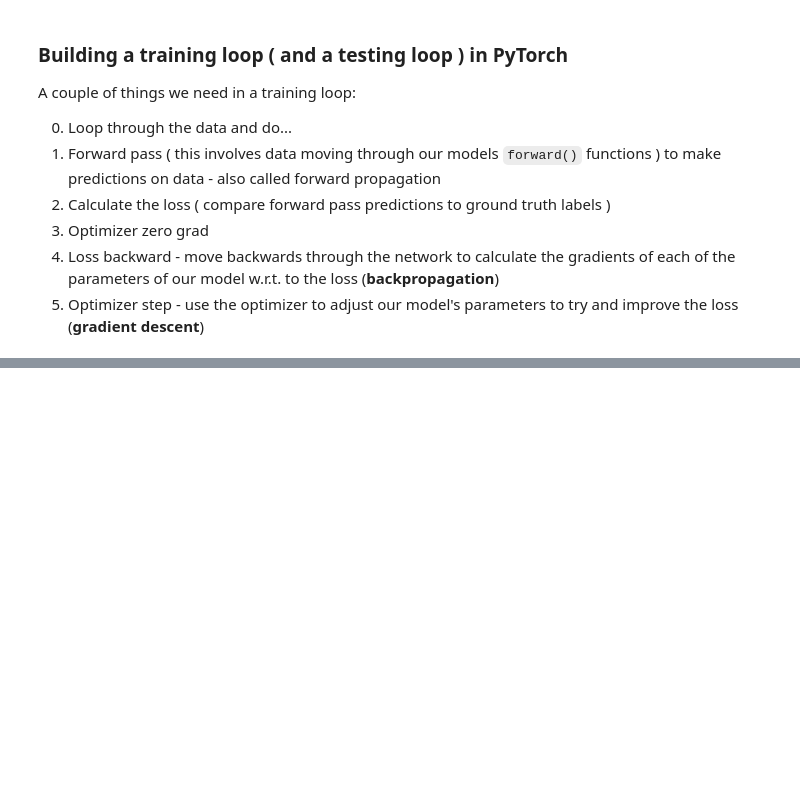
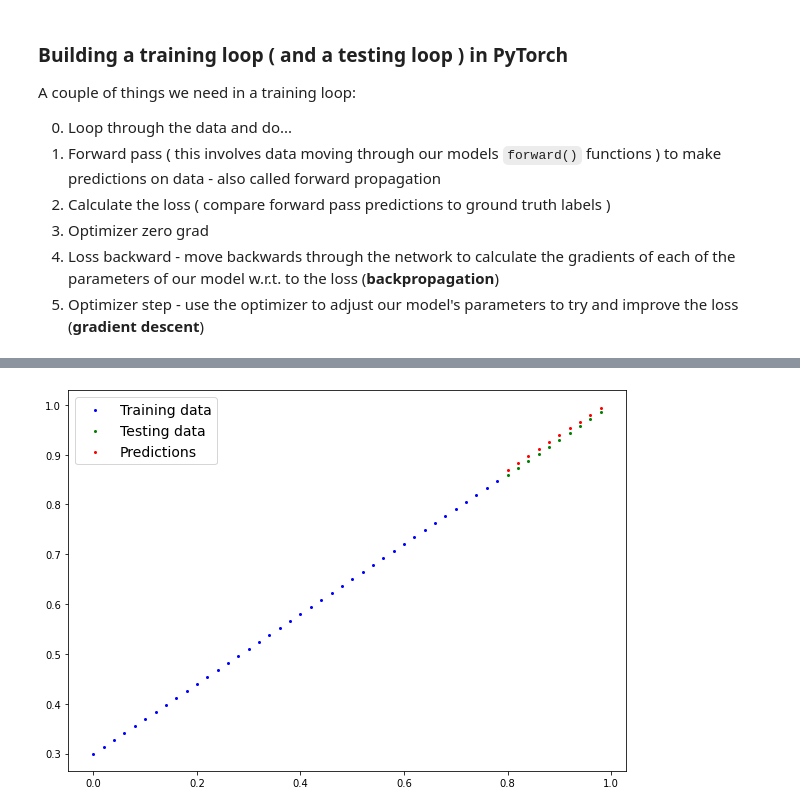
Before and after one commit to nipunikajain/DeepLearning1, a Jupyter notebook: 01_PyTorch_Workflow_Fundamentals.ipynb, the cells around one changed output, grey strips where cells are left out. Cells and saved outputs as stored; diff of their text form; code cells hidden in the pictures; blank space fills up the shorter version.

```diff
--- a/01_PyTorch_Workflow_Fundamentals.ipynb
+++ b/01_PyTorch_Workflow_Fundamentals.ipynb
@@ -325,0 +399,7 @@ for epoch in range(epochs):
+# %%
+with torch.inference_mode():
+  y_preds_new = model_0(X_test)
+# %%
+plot_predictions(predictions=y_preds_new)
+# %% [output]
+[figure, added]
```
Also changed, not shown: parts of 4 cells of this notebook.
